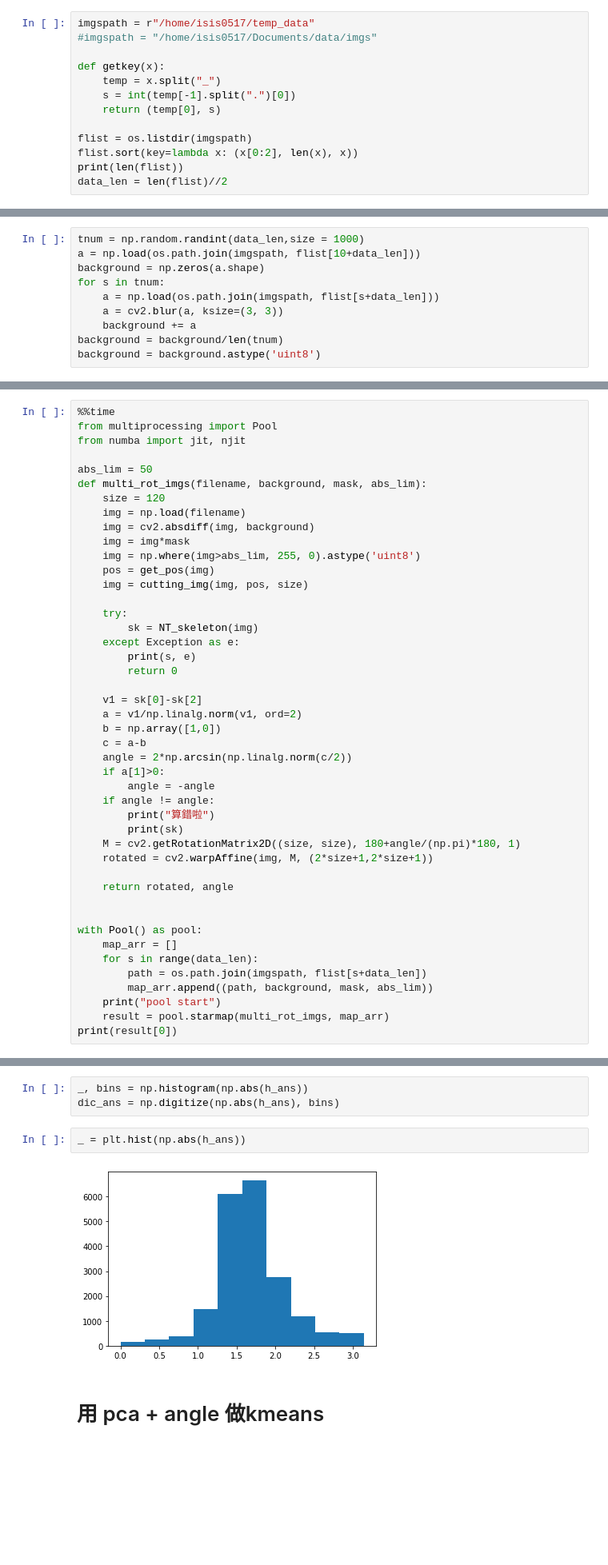
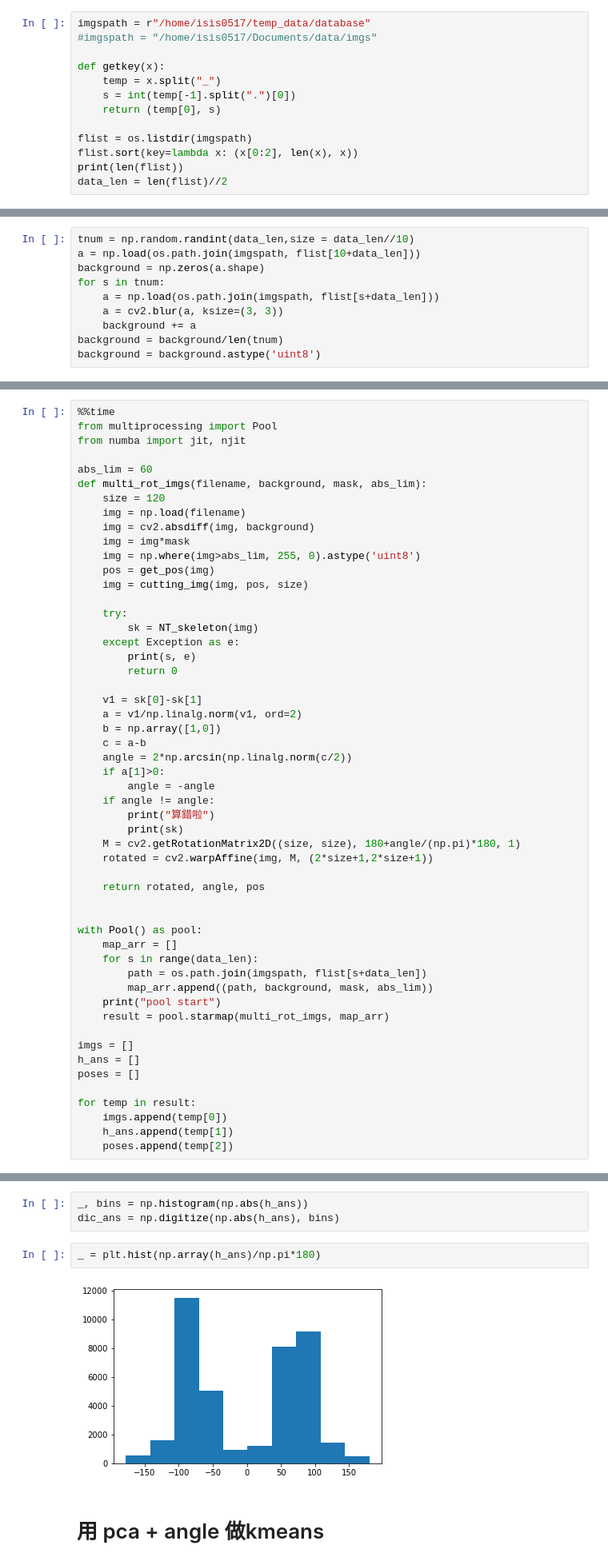
Before and after one commit to isis0517/ZippedFish, a Jupyter notebook: SIDEVIEW.ipynb, the cells around one changed output, grey strips where cells are left out. Shown at 80% size. Drawn from its saved outputs; the diff is of its cells as text; blank space fills up the shorter version.

```diff
--- a/SIDEVIEW.ipynb
+++ b/SIDEVIEW.ipynb
@@ -18,5 +18,5 @@ from tqdm import tqdm
 # %%
-imgspath = r"/home/isis0517/temp_data"
+imgspath = r"/home/isis0517/temp_data/database"
 #imgspath = "/home/isis0517/Documents/data/imgs"
 
 def getkey(x):
@@ -84,7 +84,7 @@ print(test_frame.shape)
 # %% [markdown]
 ## 產生背景
 # %%
-tnum = np.random.randint(data_len,size = 1000)
+tnum = np.random.randint(data_len,size = data_len//10)
 a = np.load(os.path.join(imgspath, flist[10+data_len]))
 background = np.zeros(a.shape)
 for s in tnum:
@@ -209,7 +209,7 @@ abs_lim = 50
 from multiprocessing import Pool
 from numba import jit, njit
 
-abs_lim = 50
+abs_lim = 60
 def multi_rot_imgs(filename, background, mask, abs_lim):
     size = 120
     img = np.load(filename)
@@ -225,7 +225,7 @@ def multi_rot_imgs(filename, background, mask, abs_lim):
         print(s, e)
         return 0
 
-    v1 = sk[0]-sk[2]
+    v1 = sk[0]-sk[1]
     a = v1/np.linalg.norm(v1, ord=2)
     b = np.array([1,0])
     c = a-b
@@ -238,7 +238,7 @@ def multi_rot_imgs(filename, background, mask, abs_lim):
     M = cv2.getRotationMatrix2D((size, size), 180+angle/(np.pi)*180, 1)
     rotated = cv2.warpAffine(img, M, (2*size+1,2*size+1))
 
-    return rotated, angle
+    return rotated, angle, pos
 
 
 with Pool() as pool:
@@ -248,6 +248,14 @@ with Pool() as pool:
         map_arr.append((path, background, mask, abs_lim))
     print("pool start")
     result = pool.starmap(multi_rot_imgs, map_arr)
-print(result[0])
+
+imgs = []
+h_ans = []
+poses = []
+
+for temp in result:
+    imgs.append(temp[0])
+    h_ans.append(temp[1])
+    poses.append(temp[2])
 # %% [output]
 pool start
@@ -486,9 +546,9 @@ for s, img in enumerate(cen_imgs[ords]):
 _, bins = np.histogram(np.abs(h_ans))
 dic_ans = np.digitize(np.abs(h_ans), bins)
 # %%
-_ = plt.hist(np.abs(h_ans))
+_ = plt.hist(np.array(h_ans)/np.pi*180)
 # %% [output]
-[figure, old version]
+[figure, new version]
 # %% [markdown]
 # 用 pca + angle 做kmeans
 # %%
```
Also changed, not shown: parts of 44 cells of this notebook, 6 other files.
